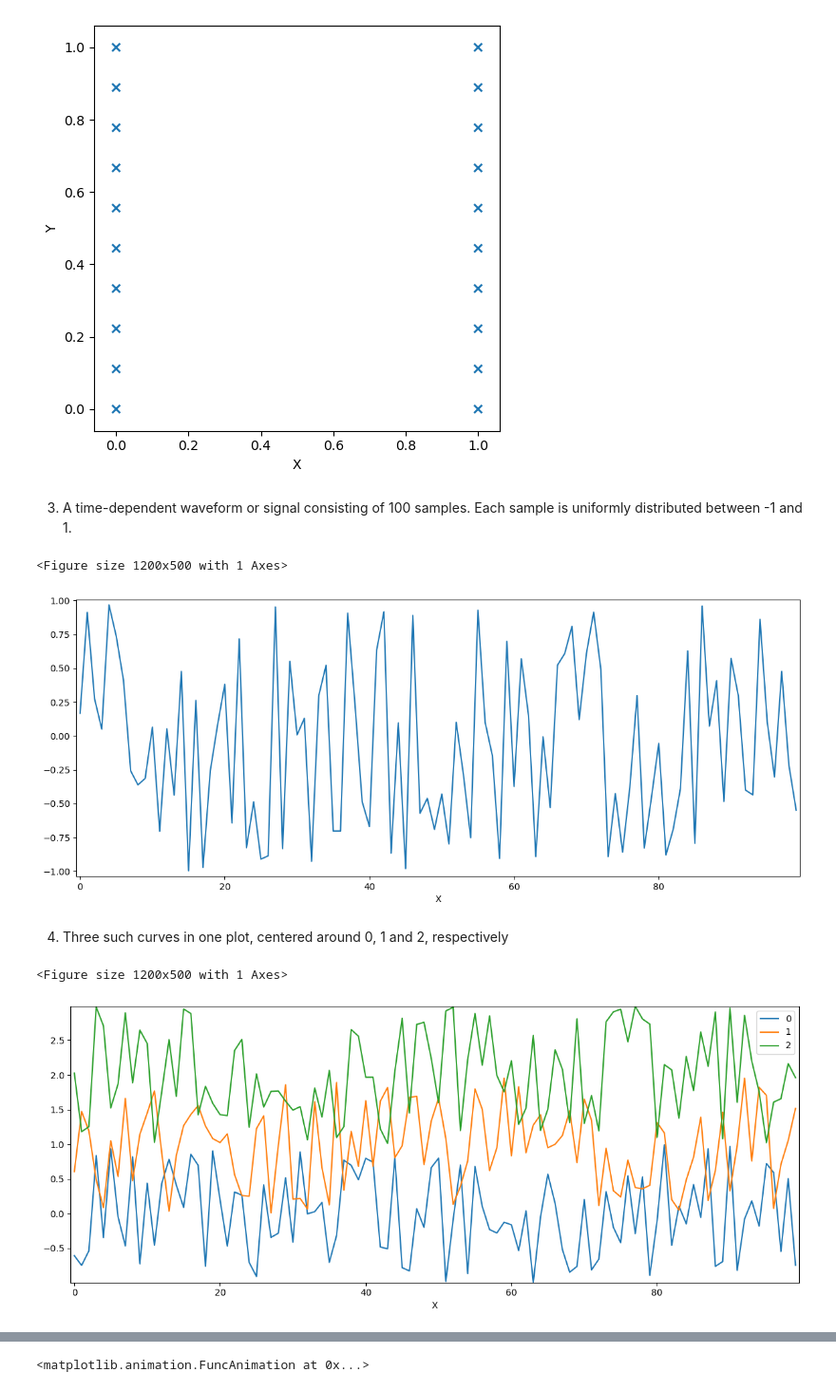
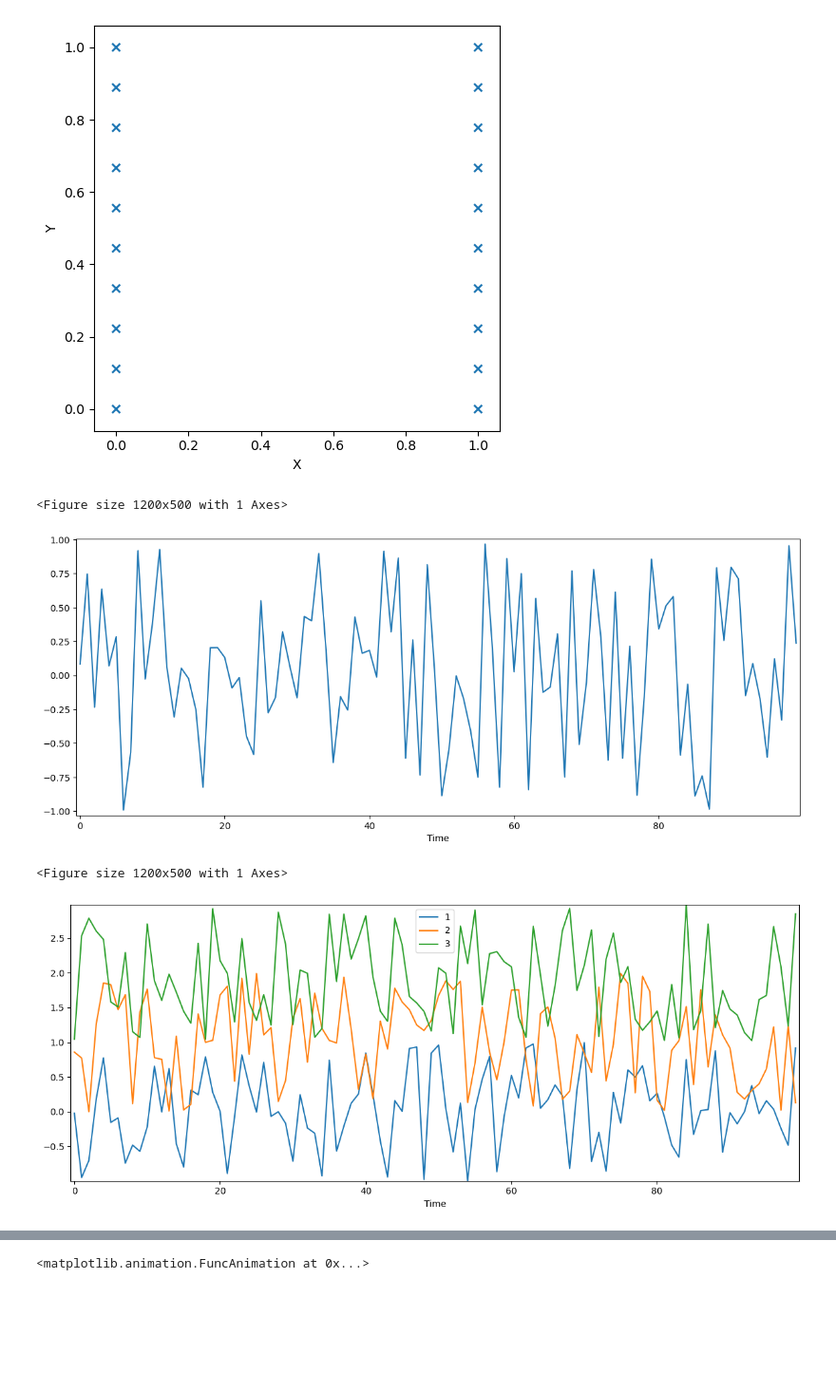
Before and after one commit to matteotroppina/Deep-Learning, a Jupyter notebook: Assignment1.ipynb, the cells around one changed output, grey strips where cells are left out. Shown at 95% size. Cells and saved outputs as stored; diff of their text form; code cells hidden in the pictures; blank space fills up the shorter version.

```diff
--- a/Assignment1.ipynb
+++ b/Assignment1.ipynb
@@ -18,18 +14,15 @@ plot(tensor( (tensor((0,1), instance(cols=2)), math.linspace(0,1, instance(rows=
 # %% [output]
 <Figure size 1200x500 with 1 Axes>
 [figure]
-# %% [markdown]
-3. A time-dependent waveform or signal consisting of 100 samples. Each sample is
-uniformly distributed between -1 and 1.
 # %%
-plot(math.random_uniform(spatial(x=100), low=-1, high=1))
+tensor3 = math.random_uniform(spatial(time=100), low=-1, high=1)
+plot(tensor3)
 # %% [output]
 <Figure size 1200x500 with 1 Axes>
-[figure, old version]
+[figure, new version]
-# %% [markdown]
-4. Three such curves in one plot, centered around 0, 1 and 2, respectively
 # %%
-plot(math.random_uniform(channel(plots=3), spatial(x=100), low=-1, high=1) + (0, 1, 2))
+tensor4 = math.random_uniform(spatial(time=100), channel(curve='1,2,3'), low=-1, high=1) + (0, 1, 2)
+plot(tensor4)
 # %% [output]
 <Figure size 1200x500 with 1 Axes>
-[figure, old version]
+[figure, new version]
```
Also changed, not shown: parts of 18 cells of this notebook.
